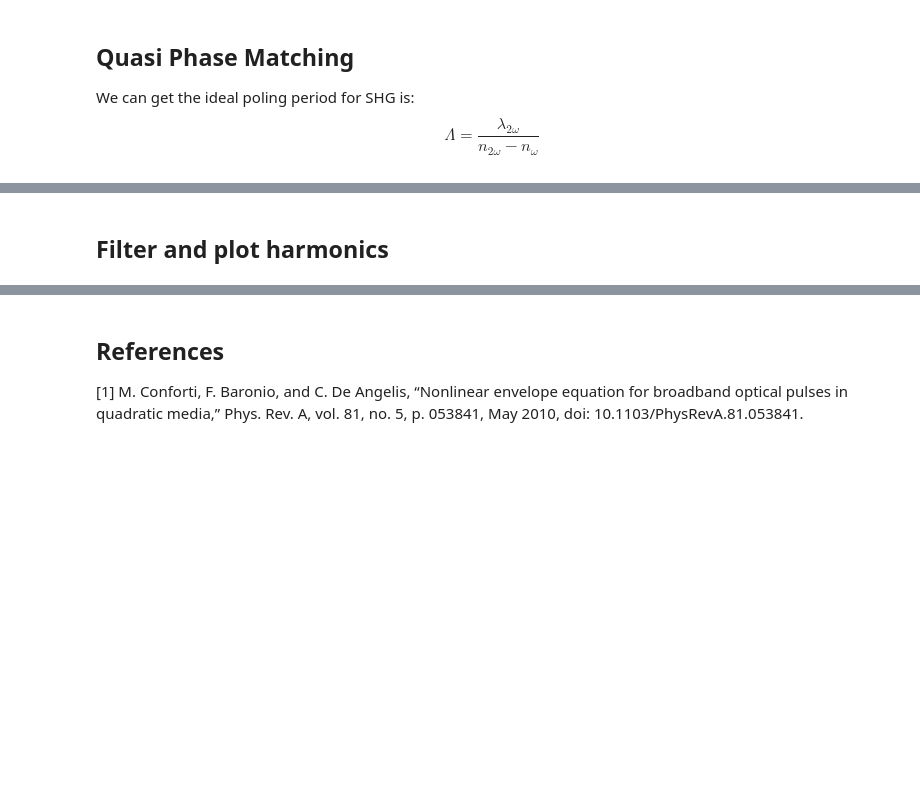
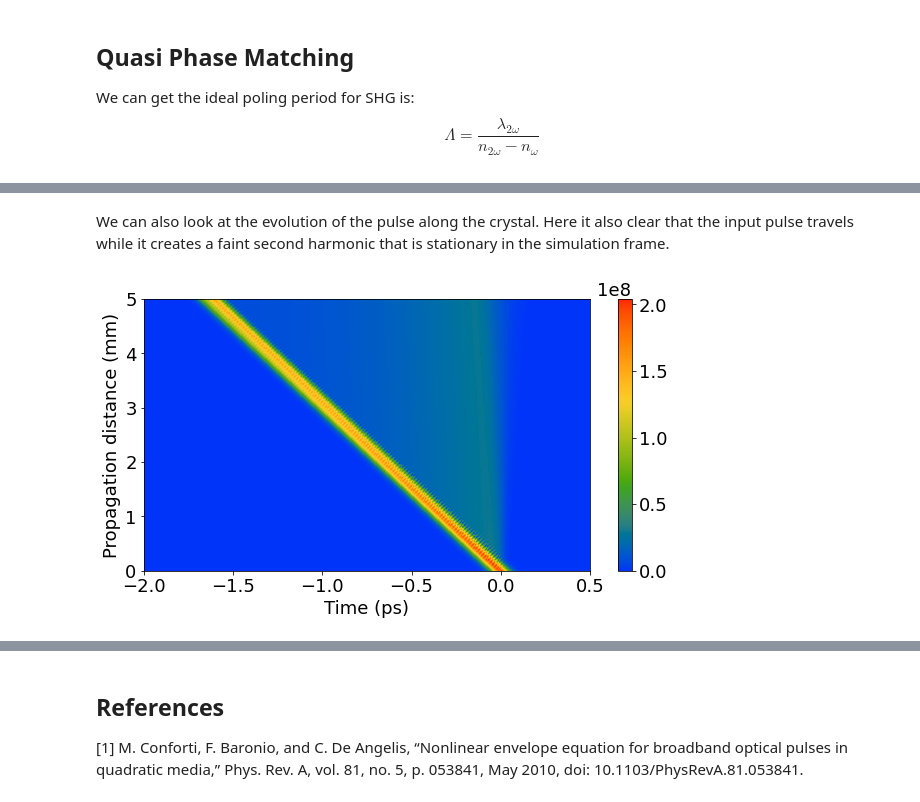
Before and after one commit to ledezmaluism/snow, a Jupyter notebook: Notebooks/NEE_test_Example1_SHG.ipynb, the cells around one changed output, grey strips where cells are left out. Saved outputs shown, nothing was run; the diff lists cells and outputs as text; code cells hidden in the pictures; blank space fills up the shorter version.

```diff
--- a/Notebooks/NEE_test_Example1_SHG.ipynb
+++ b/Notebooks/NEE_test_Example1_SHG.ipynb
@@ -341,0 +350,3 @@ h = 1e-3/100
+# %%
+h = 1*mm/300 #Step size
+[out_pulse, pulse_evol] = crystal.propagate_NEE(pulse, h, v_ref=v_ref)
@@ -349,12 +375,15 @@ ax1.set_xlabel('Time (ps)')
+# %% [markdown]
+We can also look at the evolution of the pulse along the crystal. Here it also clear that the input pulse travels while it creates a faint second harmonic that is stationary in the simulation frame.
 # %%
-Nsteps = a_evol.shape[1]-1
+Nsteps = pulse_evol.shape[1]-1
 X,Y = np.meshgrid(t/ps, np.arange(Nsteps+1)*h*1e3)
 fig = plt.figure()
 ax = fig.add_subplot(111)
-im = ax.pcolormesh(X, Y, (np.transpose(np.abs(a_evol))), cmap = cc.cm["rainbow"])
+im = ax.pcolormesh(X, Y, (np.transpose(np.abs(pulse_evol))), cmap = cc.cm["rainbow"])
 ax.set_xlabel('Time (ps)')
 ax.set_ylabel('Propagation distance (mm)')
 ax.set_ylim([0,5])
-plt.colorbar(im, ax=ax)
+ax.set_xlim([-2,0.5])
+plt.colorbar(im, ax=ax);
+# %% [output]
+[figure, added]
-# %% [markdown]
-## Filter and plot harmonics
```
Also changed, not shown: parts of 40 cells of this notebook.
